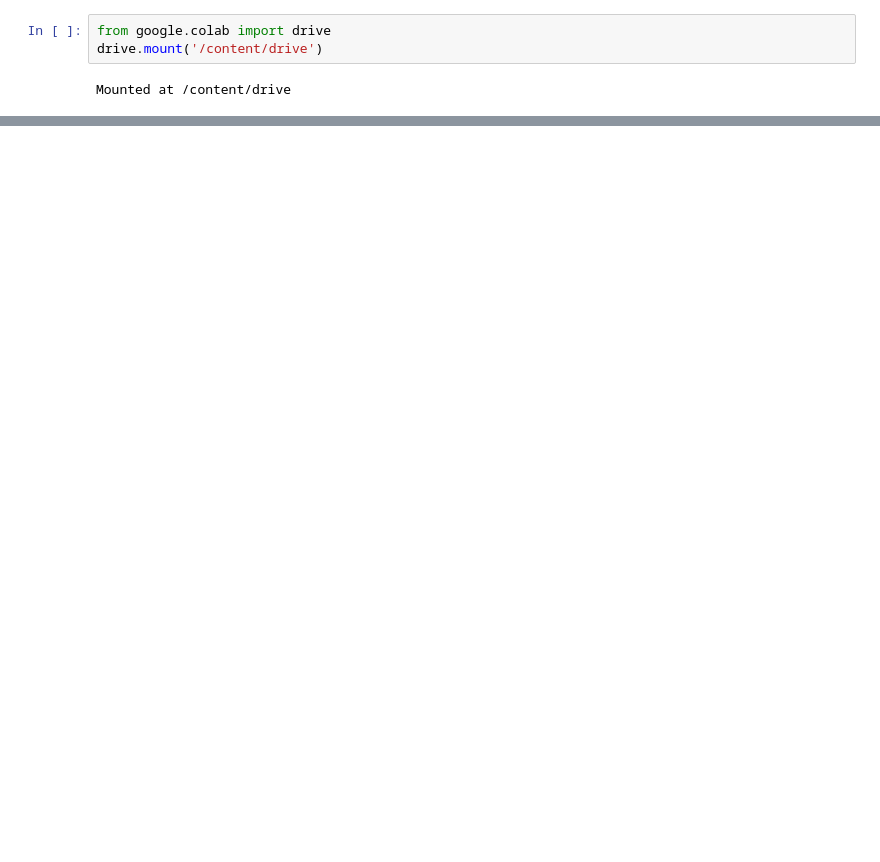
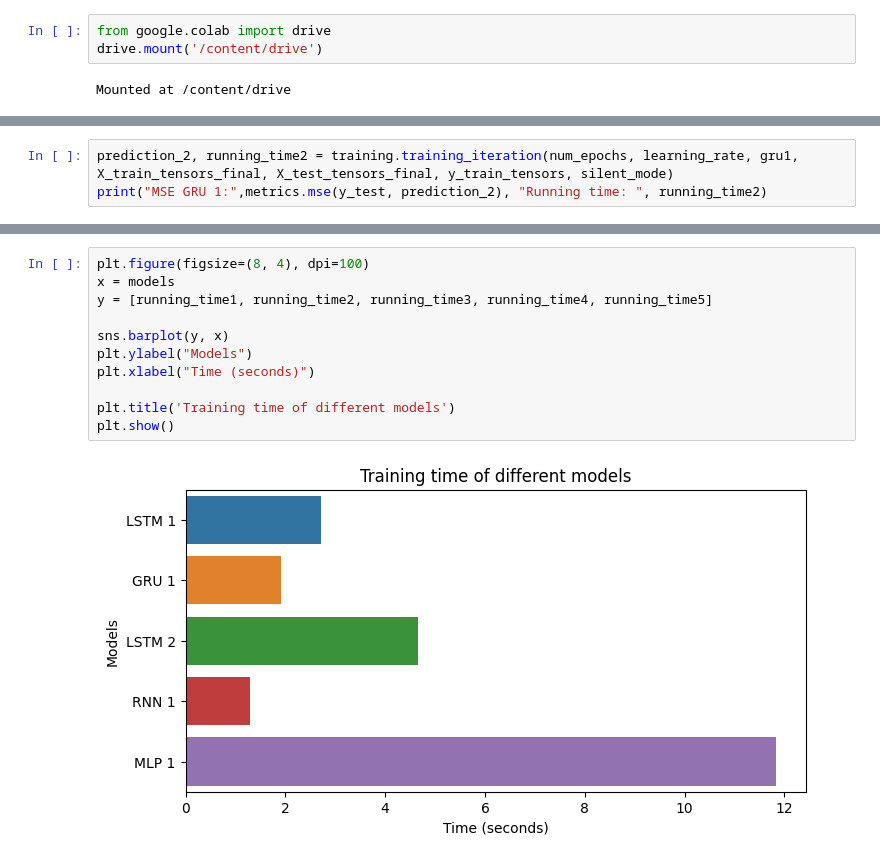
Before and after one commit to gonzalezcortes/RNN-IGPL-2022, a Jupyter notebook: ANN_main.ipynb, the cells around one changed output, grey strips where cells are left out. Drawn from its saved outputs; the diff is of its cells as text; blank space fills up the shorter version.

```diff
--- a/ANN_main.ipynb
+++ b/ANN_main.ipynb
@@ -19,0 +62,3 @@ ari.suma(2,2)+2
+# %%
+prediction_2, running_time2 = training.training_iteration(num_epochs, learning_rate, gru1, X_train_tensors_final, X_test_tensors_final, y_train_tensors, silent_mode)
+print("MSE GRU 1:",metrics.mse(y_test, prediction_2), "Running time: ", running_time2)
@@ -19,0 +126,13 @@ ari.suma(2,2)+2
+# %%
+plt.figure(figsize=(8, 4), dpi=100)
+x = models
+y = [running_time1, running_time2, running_time3, running_time4, running_time5]
+
+sns.barplot(y, x)
+plt.ylabel("Models")
+plt.xlabel("Time (seconds)")
+
+plt.title('Training time of different models')
+plt.show()
+# %% [output]
+[figure, added]
```
Also changed, not shown: parts of 27 cells of this notebook, 24 other files.
